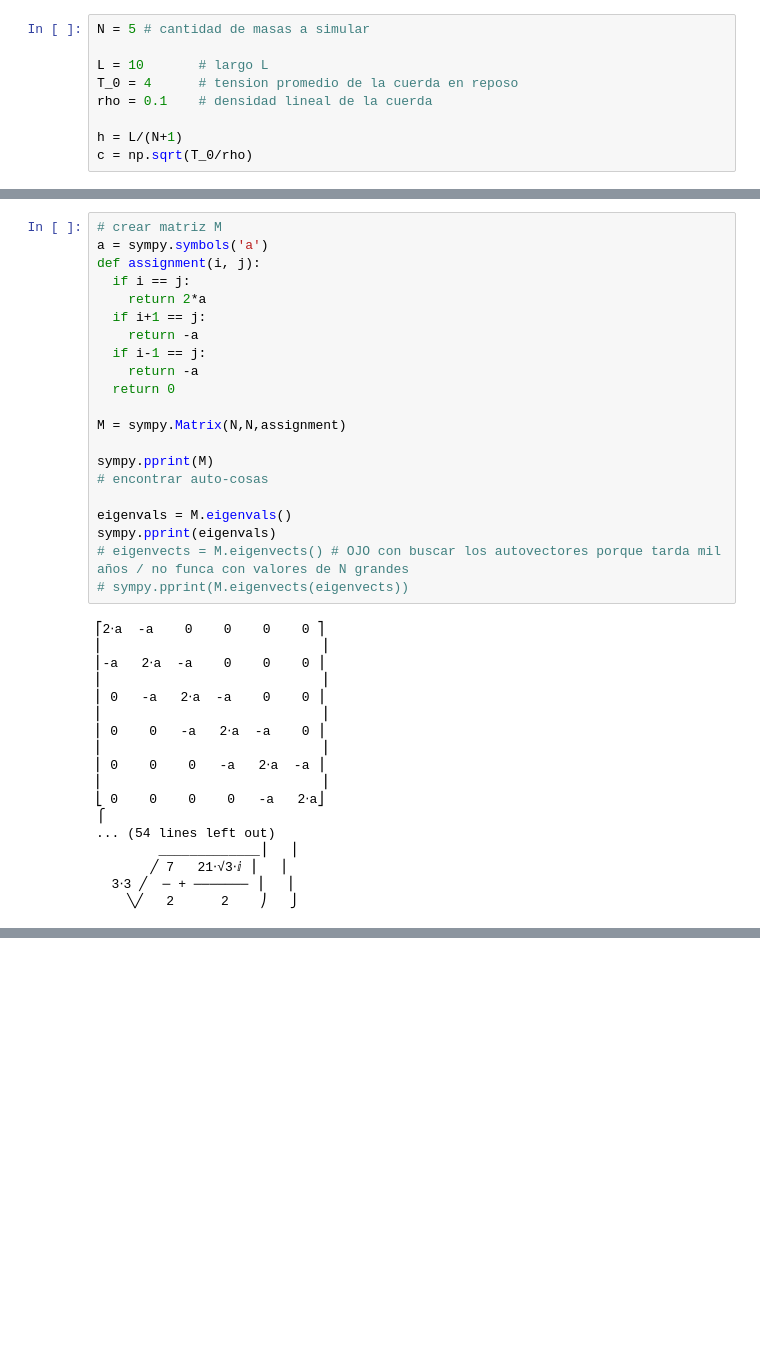
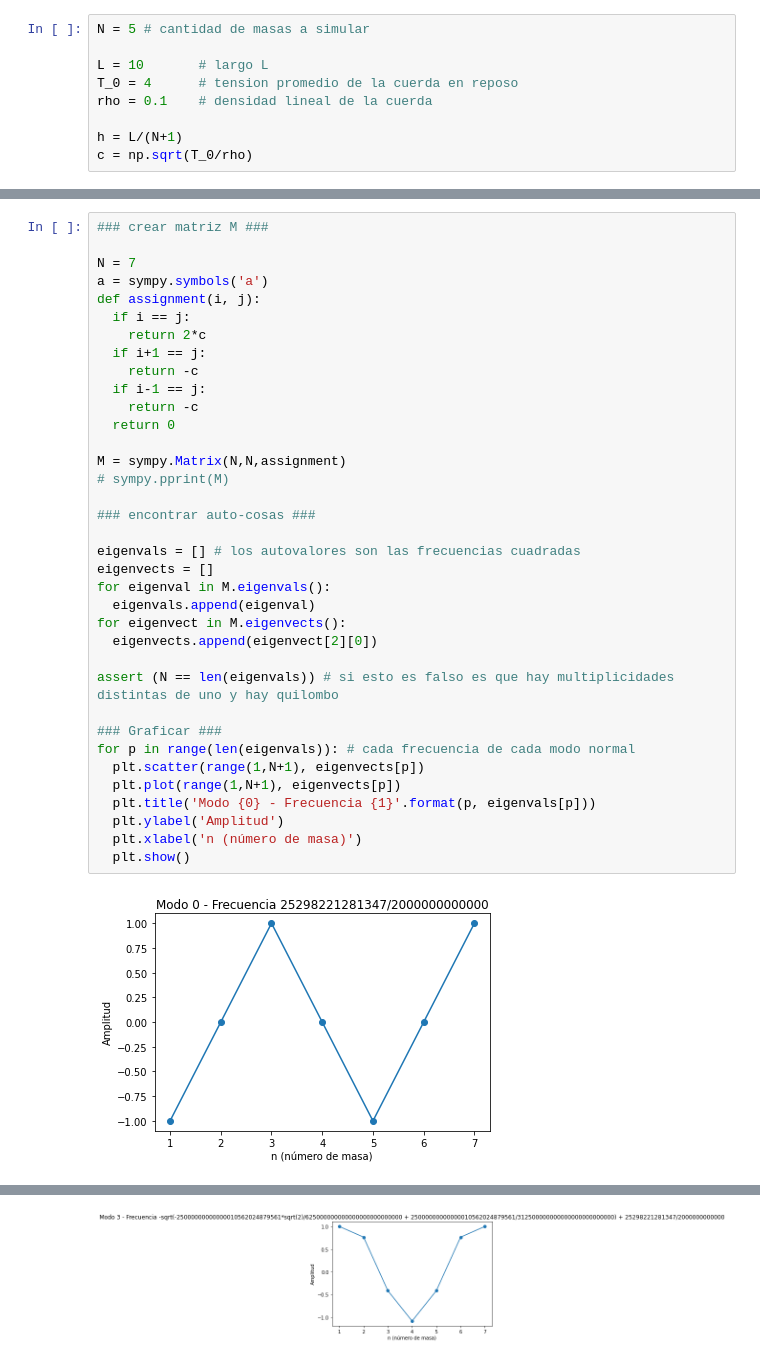
Before and after one commit to lautisilber/Fisica2_TPNumerico, a Jupyter notebook: Numerico1.ipynb, the cells around one changed output, grey strips where cells are left out. Saved outputs shown, nothing was run; the diff lists cells and outputs as text; blank space fills up the shorter version.

```diff
--- a/Numerico1.ipynb
+++ b/Numerico1.ipynb
@@ -164,39 +167,38 @@ Luego, solo resta resolver la ecuacion $det(M-\omega^{2}I)=0$ para obtener los a
-# %%
-# crear matriz M
-a = sympy.symbols('a')
-def assignment(i, j):
-  if i == j:
-    return 2*a
-  if i+1 == j:
-    return -a
-  if i-1 == j:
-    return -a
-  return 0
-
-M = sympy.Matrix(N,N,assignment)
-
-sympy.pprint(M)
-# encontrar auto-cosas
-
-eigenvals = M.eigenvals()
-sympy.pprint(eigenvals)
-# eigenvects = M.eigenvects() # OJO con buscar los autovectores porque tarda mil años / no funca con valores de N grandes
-# sympy.pprint(M.eigenvects(eigenvects))
-# %% [output]
-⎡2⋅a  -a    0    0    0    0 ⎤
-⎢                            ⎥
-⎢-a   2⋅a  -a    0    0    0 ⎥
-⎢                            ⎥
-⎢ 0   -a   2⋅a  -a    0    0 ⎥
-⎢                            ⎥
-⎢ 0    0   -a   2⋅a  -a    0 ⎥
-⎢                            ⎥
-⎢ 0    0    0   -a   2⋅a  -a ⎥
-⎢                            ⎥
-⎣ 0    0    0    0   -a   2⋅a⎦
-⎧
-... (54 lines left out)
-        _____________⎟   ⎪
-       ╱ 7   21⋅√3⋅ⅈ ⎟   ⎪
-  3⋅3 ╱  ─ + ─────── ⎟   ⎪
-    ╲╱   2      2    ⎠   ⎭
+# %%
+### crear matriz M ###
+
+N = 7
+a = sympy.symbols('a')
+def assignment(i, j):
+  if i == j:
+    return 2*c
+  if i+1 == j:
+    return -c
+  if i-1 == j:
+    return -c
+  return 0
+
+M = sympy.Matrix(N,N,assignment)
+# sympy.pprint(M)
+
+### encontrar auto-cosas ###
+
+eigenvals = [] # los autovalores son las frecuencias cuadradas
+eigenvects = []
+for eigenval in M.eigenvals():
+  eigenvals.append(eigenval)
+for eigenvect in M.eigenvects():
+  eigenvects.append(eigenvect[2][0])
+
+assert (N == len(eigenvals)) # si esto es falso es que hay multiplicidades distintas de uno y hay quilombo
+
+### Graficar ###
+for p in range(len(eigenvals)): # cada frecuencia de cada modo normal
+  plt.scatter(range(1,N+1), eigenvects[p])
+  plt.plot(range(1,N+1), eigenvects[p])
+  plt.title('Modo {0} - Frecuencia {1}'.format(p, eigenvals[p]))
+  plt.ylabel('Amplitud')
+  plt.xlabel('n (número de masa)')
+  plt.show()
+# %% [output]
+[figure, added]
@@ -202,0 +207 @@ sympy.pprint(eigenvals)
+[figure, added]
```
Also changed, not shown: parts of 3 cells of this notebook.
